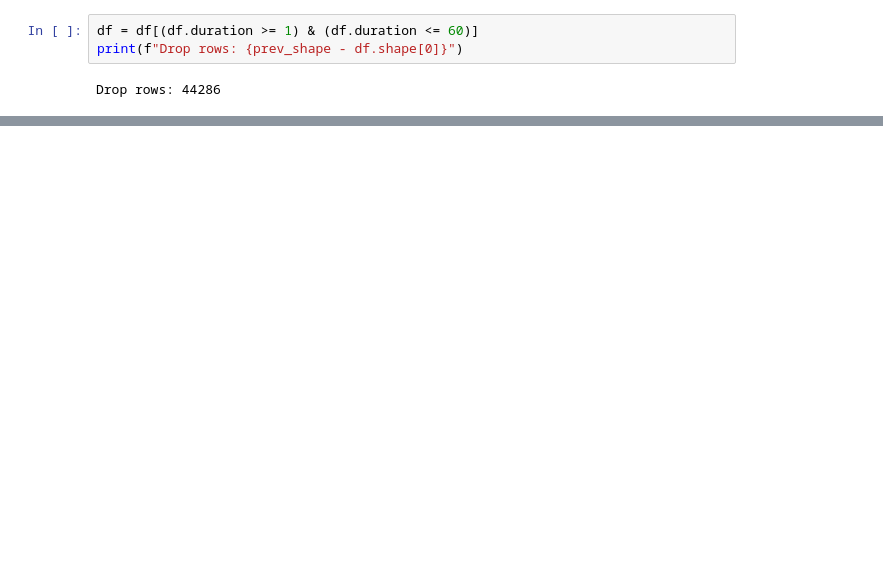
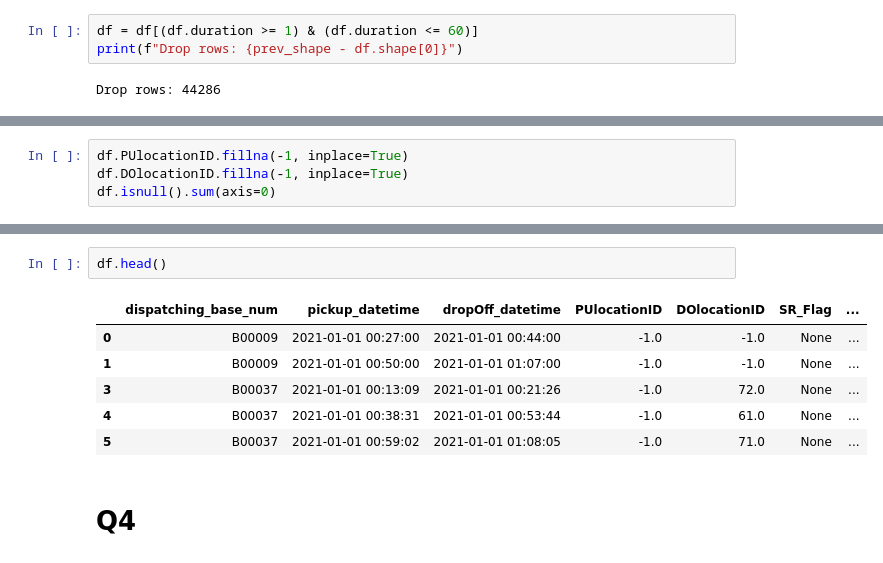
Before and after one commit to 13Mai13/MLOps, a Jupyter notebook: week-1/week_1.ipynb, the cells around one changed output, grey strips where cells are left out. Cells and saved outputs as stored; diff of their text form; blank space fills up the shorter version.

```diff
--- a/week-1/week_1.ipynb
+++ b/week-1/week_1.ipynb
@@ -54,0 +83,4 @@ Drop rows: 44286
+# %%
+df.PUlocationID.fillna(-1, inplace=True)
+df.DOlocationID.fillna(-1, inplace=True)
+df.isnull().sum(axis=0)
@@ -54,0 +97,11 @@ Drop rows: 44286
+# %%
+df.head()
+# %% [output]
+|  | dispatching_base_num | pickup_datetime | dropOff_datetime | PUlocationID | DOlocationID | SR_Flag | ... |
+| 0 | B00009 | 2021-01-01 00:27:00 | 2021-01-01 00:44:00 | -1.0 | -1.0 | None | ... |
+| 1 | B00009 | 2021-01-01 00:50:00 | 2021-01-01 01:07:00 | -1.0 | -1.0 | None | ... |
+| 3 | B00037 | 2021-01-01 00:13:09 | 2021-01-01 00:21:26 | -1.0 | 72.0 | None | ... |
+| 4 | B00037 | 2021-01-01 00:38:31 | 2021-01-01 00:53:44 | -1.0 | 61.0 | None | ... |
+| 5 | B00037 | 2021-01-01 00:59:02 | 2021-01-01 01:08:05 | -1.0 | 71.0 | None | ... |
+# %% [markdown]
+# Q4
```
Also changed, not shown: parts of 6 cells of this notebook.
